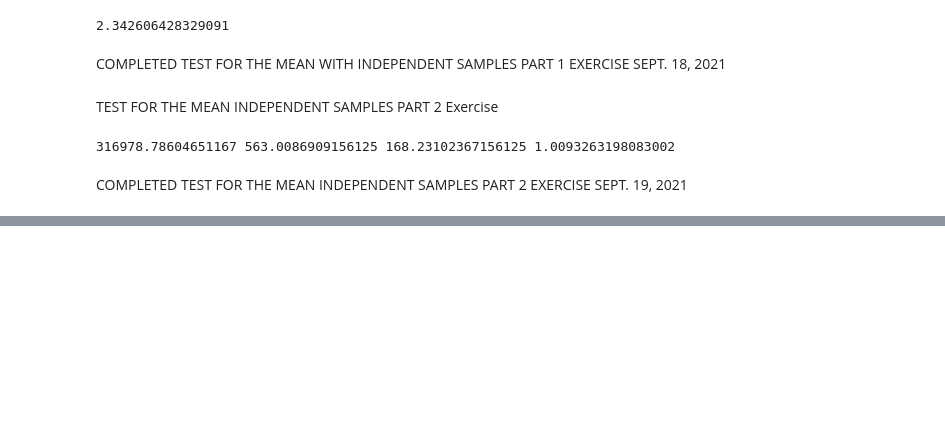
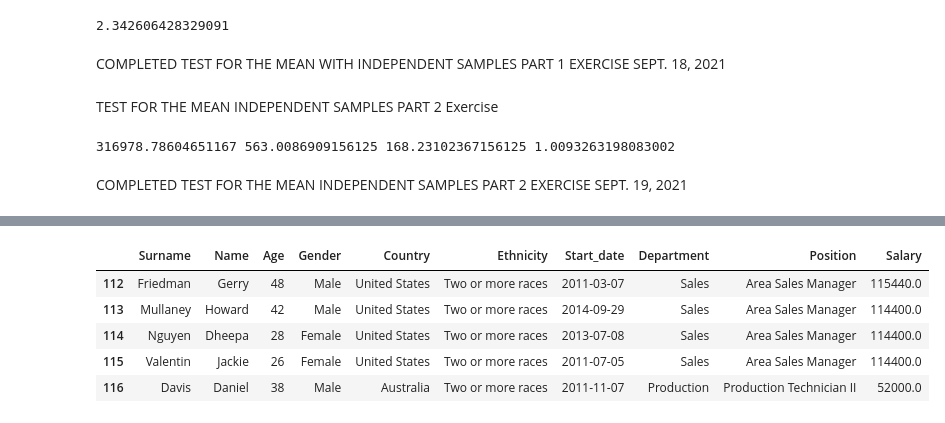
Before and after one commit to Malcolm206/UDEMY_BI_ANALYST, a Jupyter notebook: Untitled.ipynb, the cells around one changed output, grey strips where cells are left out. Cells and saved outputs as stored; diff of their text form; code cells hidden in the pictures; blank space fills up the shorter version.

```diff
--- a/Untitled.ipynb
+++ b/Untitled.ipynb
@@ -915,0 +939,18 @@ COMPLETED TEST FOR THE MEAN INDEPENDENT SAMPLES PART 2 EXERCISE SEPT. 19, 2021
+# %%
+# Task: Is there a paygap based on race? (White and Non-White)
+
+# Null Hypothesis: There is no pay gap between races.
+# Alternative Hypothesis: There is a difference in pay.
+
+# The first step is to separate the data set into white and non-white
+dataw_4_10 = data_4_10.loc[data_4_10['Ethnicity'] == 'White']
+dataw_4_10.head()
+datanw_4_10 = data_4_10.loc[data_4_10['Ethnicity'] != "White"]
+datanw_4_10.head()
+# %% [output]
+|  | Surname | Name | Age | Gender | Country | Ethnicity | Start_date | Department | Position | Salary |
+| 112 | Friedman | Gerry | 48 | Male | United States | Two or more races | 2011-03-07 | Sales | Area Sales Manager | 115440.0 |
+| 113 | Mullaney | Howard | 42 | Male | United States | Two or more races | 2014-09-29 | Sales | Area Sales Manager | 114400.0 |
+| 114 | Nguyen | Dheepa | 28 | Female | United States | Two or more races | 2013-07-08 | Sales | Area Sales Manager | 114400.0 |
+| 115 | Valentin | Jackie | 26 | Female | United States | Two or more races | 2011-07-05 | Sales | Area Sales Manager | 114400.0 |
+| 116 | Davis | Daniel | 38 | Male | Australia | Two or more races | 2011-11-07 | Production | Production Technician II | 52000.0 |
```
Also changed, not shown: parts of 9 cells of this notebook.
